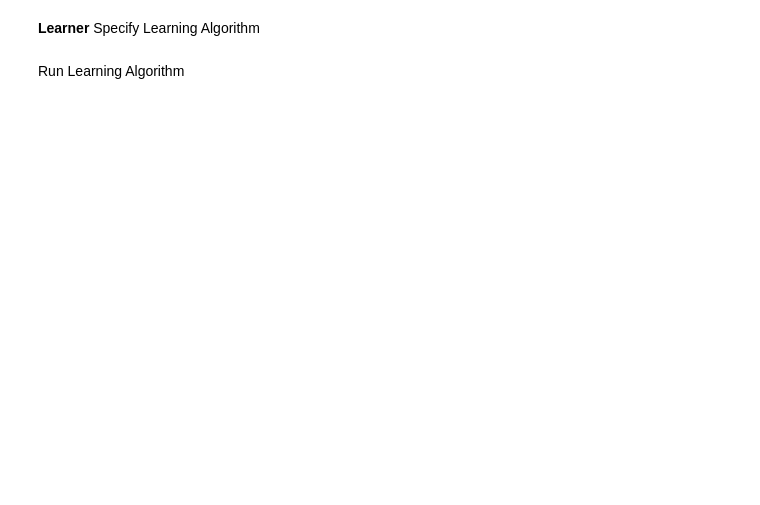
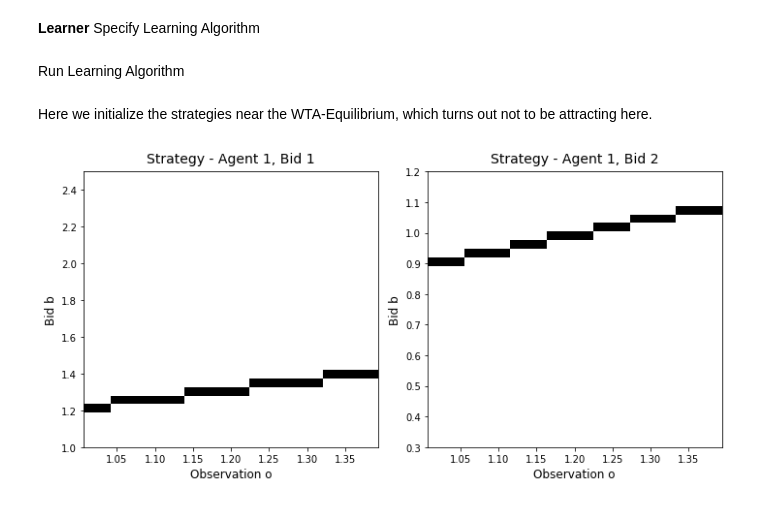
Before and after one commit to MOberlechner/soda, a Jupyter notebook: notebooks/examples/split_award.ipynb, the cells around one changed output. Drawn from its saved outputs; the diff is of its cells as text; code cells hidden in the pictures; blank space fills up the shorter version.

```diff
--- a/notebooks/examples/split_award.ipynb
+++ b/notebooks/examples/split_award.ipynb
@@ -46,3 +47,5 @@ config.create_config_learner("soda", max_iter, tol, stop_criterion, param_learne
 learner = config.create_learner()
 # %% [markdown]
 Run Learning Algorithm
+# %% [markdown]
+Here we initialize the strategies near the WTA-Equilibrium, which turns out not to be attracting here.
@@ -49 +55,7 @@ Run Learning Algorithm
+# %%
+#create and initialize strategies
+strategies = config.create_strategies(game, "function", {"init_function": bne_wta})
+strategies['1'].plot()
+# %% [output]
+[figure, added]
 # %%
```
Also changed, not shown: parts of 5 cells of this notebook, 1 other file.
